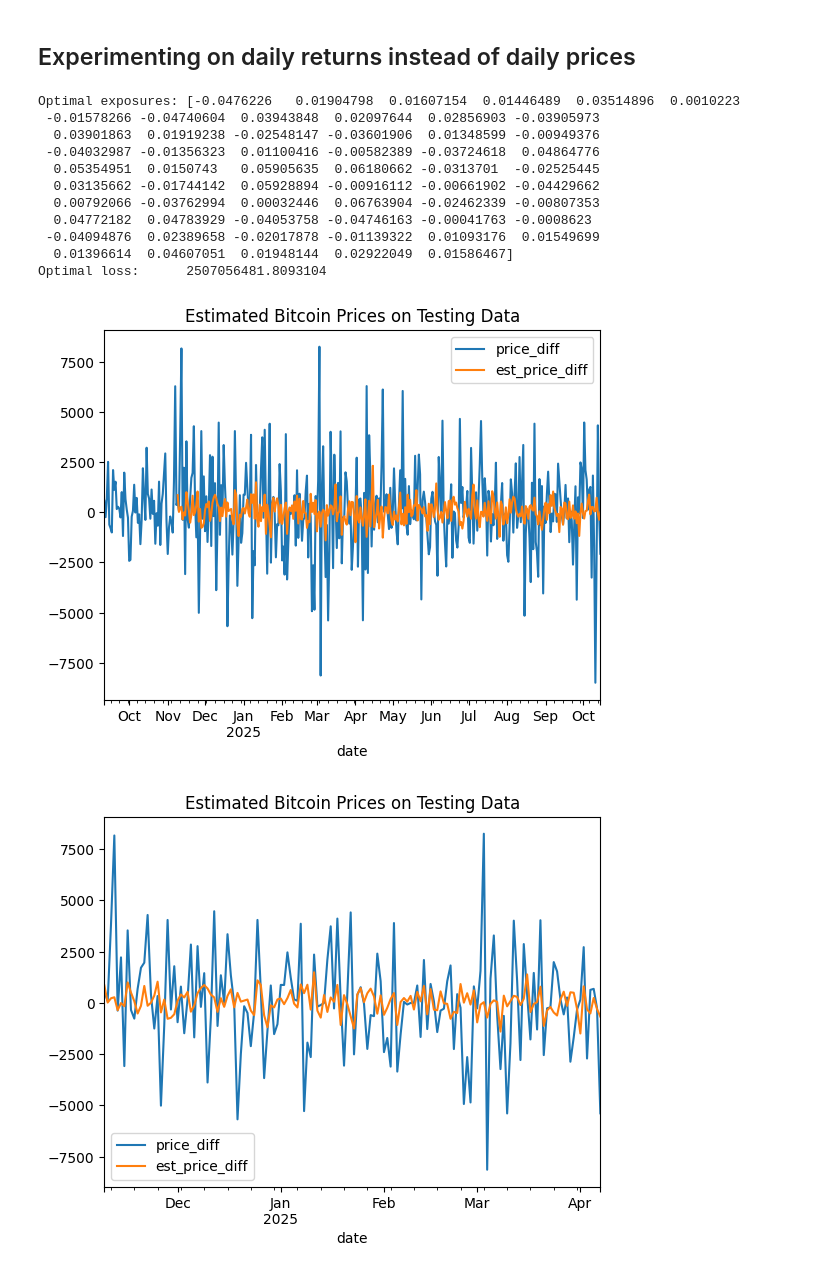
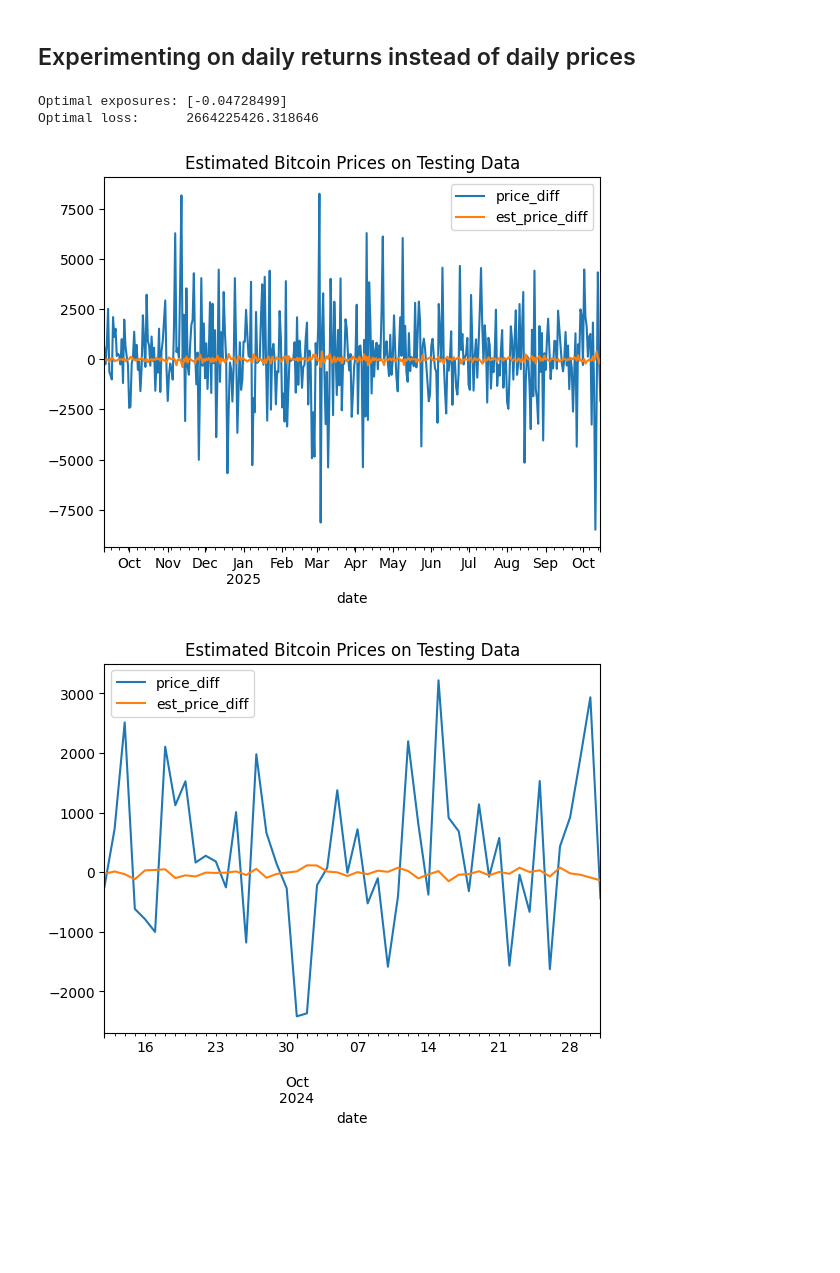
Before and after one commit to EthanPrimes/autoregressive_bitcoin_price_estimation, a Jupyter notebook: linear_regression.ipynb, the cells around one changed output. Cells and saved outputs as stored; diff of their text form; code cells hidden in the pictures; blank space fills up the shorter version.

```diff
--- a/linear_regression.ipynb
+++ b/linear_regression.ipynb
@@ -84,42 +84,33 @@ Optimal loss:      2584791495.1319637
 # %%
 # Making a returns df
 ret_df = get_df()
 ret_df.drop(columns="price", inplace=True)
 
 # Making a train-test split
 n = len(ret_df)
 ret_df_train, ret_df_test = ret_df.iloc[:int(0.8*n)], ret_df.iloc[int(0.8*n):]
 
 # Training the coefficients
-shifts = list(range(1, 60, 1))
+shifts = list(range(1, 2, 1))
 x0 = [1 for _ in range(len(shifts))]
 result = minimize(compute_loss, x0, args=(ret_df_train, shifts, "price_diff", "est_price_diff"))
 
 print(f"Optimal exposures: {result.x}")
 print(f"Optimal loss:      {result.fun}")
 
 # Graphing the daily guesses
 params = result.x
 
 est_df = build_guess_column(params, ret_df_test, shifts, "price_diff", "est_price_diff")
 est_df.plot()
 plt.title("Estimated Bitcoin Prices on Testing Data")
 plt.show()
 
-est_df.iloc[max(shifts):max(shifts) + 150].plot()
+est_df.iloc[max(shifts):max(shifts) + 50].plot()
 plt.title("Estimated Bitcoin Prices on Testing Data")
 plt.show()
 # %% [output]
-Optimal exposures: [-0.0476226   0.01904798  0.01607154  0.01446489  0.03514896  0.0010223
- -0.01578266 -0.04740604  0.03943848  0.02097644  0.02856903 -0.03905973
-  0.03901863  0.01919238 -0.02548147 -0.03601906  0.01348599 -0.00949376
- -0.04032987 -0.01356323  0.01100416 -0.00582389 -0.03724618  0.04864776
-  0.05354951  0.0150743   0.05905635  0.06180662 -0.0313701  -0.02525445
-  0.03135662 -0.01744142  0.05928894 -0.00916112 -0.00661902 -0.04429662
-  0.00792066 -0.03762994  0.00032446  0.06763904 -0.02462339 -0.00807353
-  0.04772182  0.04783929 -0.04053758 -0.04746163 -0.00041763 -0.0008623
- -0.04094876  0.02389658 -0.02017878 -0.01139322  0.01093176  0.01549699
-  0.01396614  0.04607051  0.01948144  0.02922049  0.01586467]
-Optimal loss:      2507056481.8093104
+Optimal exposures: [-0.04728499]
+Optimal loss:      2664225426.318646
-[figure, old version]
+[figure, new version]
-[figure, old version]
+[figure, new version]
```
Also changed, not shown: parts of 1 cell of this notebook.
